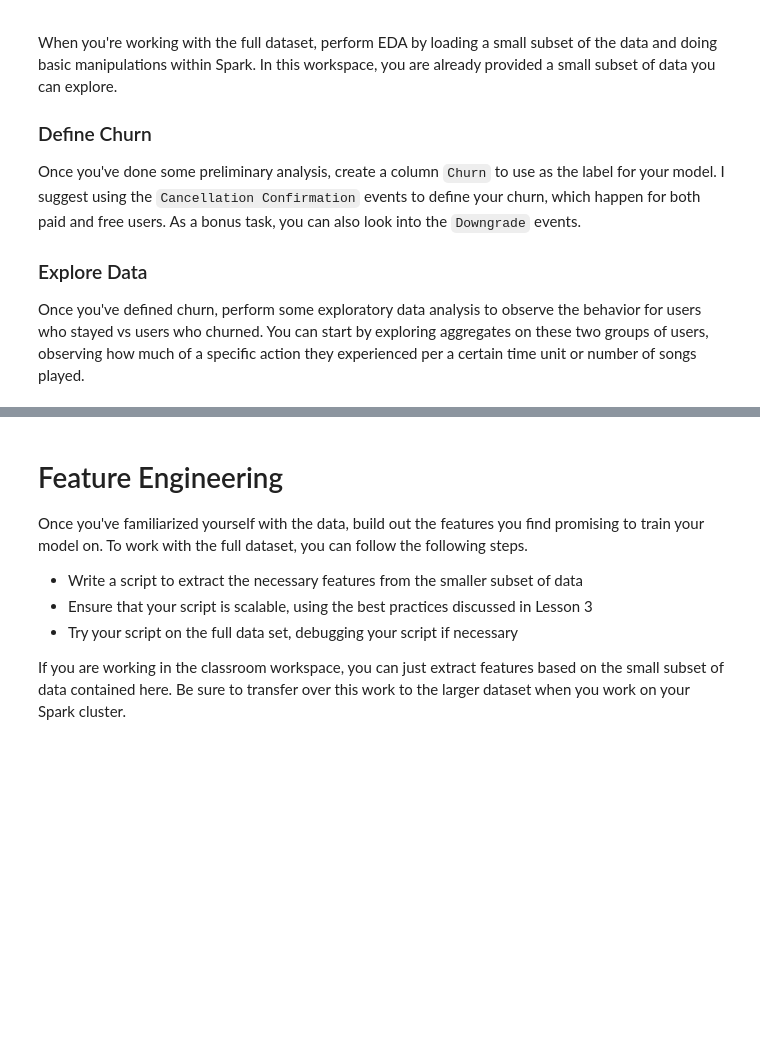
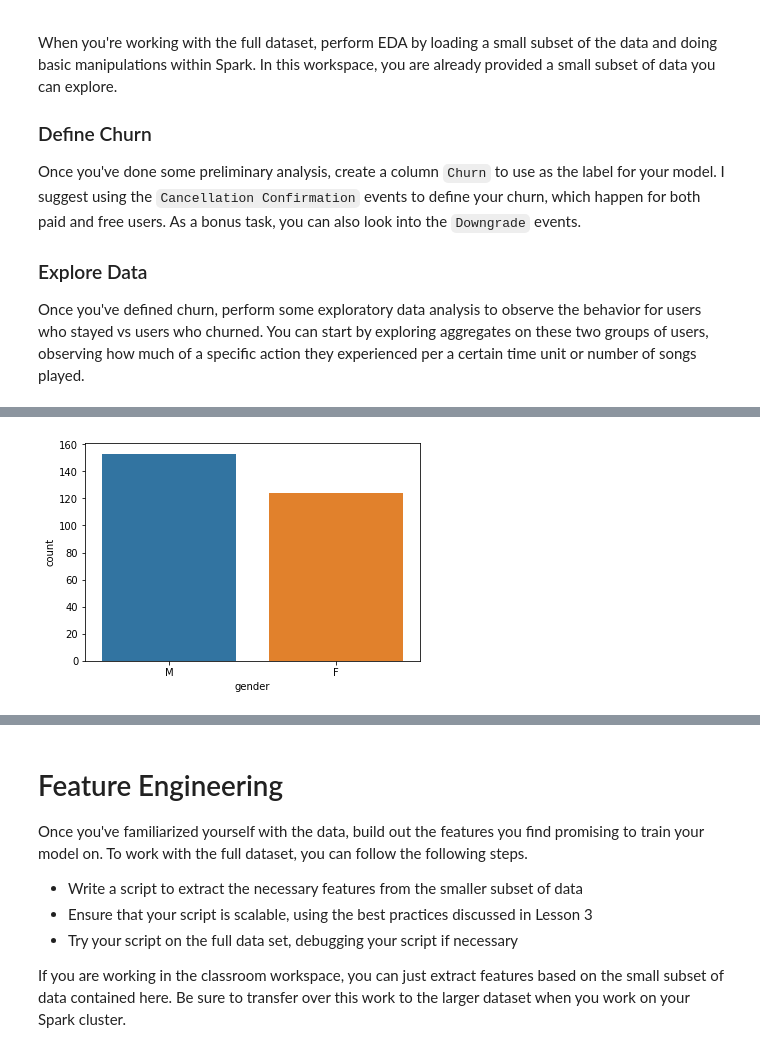
Before and after one commit to dhuy237/sparkify, a Jupyter notebook: Sparkify.ipynb, the cells around one changed output, grey strips where cells are left out. Saved outputs shown, nothing was run; the diff lists cells and outputs as text; code cells hidden in the pictures; blank space fills up the shorter version.

```diff
--- a/Sparkify.ipynb
+++ b/Sparkify.ipynb
@@ -171,0 +332,2 @@ Once you've defined churn, perform some exploratory data analysis to observe the
+# %%
+df_gender = df.select("userId", 'gender', 'Churn').distinct()
@@ -171,0 +348,5 @@ Once you've defined churn, perform some exploratory data analysis to observe the
+# %%
+df_pd_gender = df_gender.select('gender').toPandas()
+ax = sns.countplot(x='gender', data=df_pd_gender)
+# %% [output]
+[figure, added]
```
Also changed, not shown: parts of 65 cells of this notebook.
